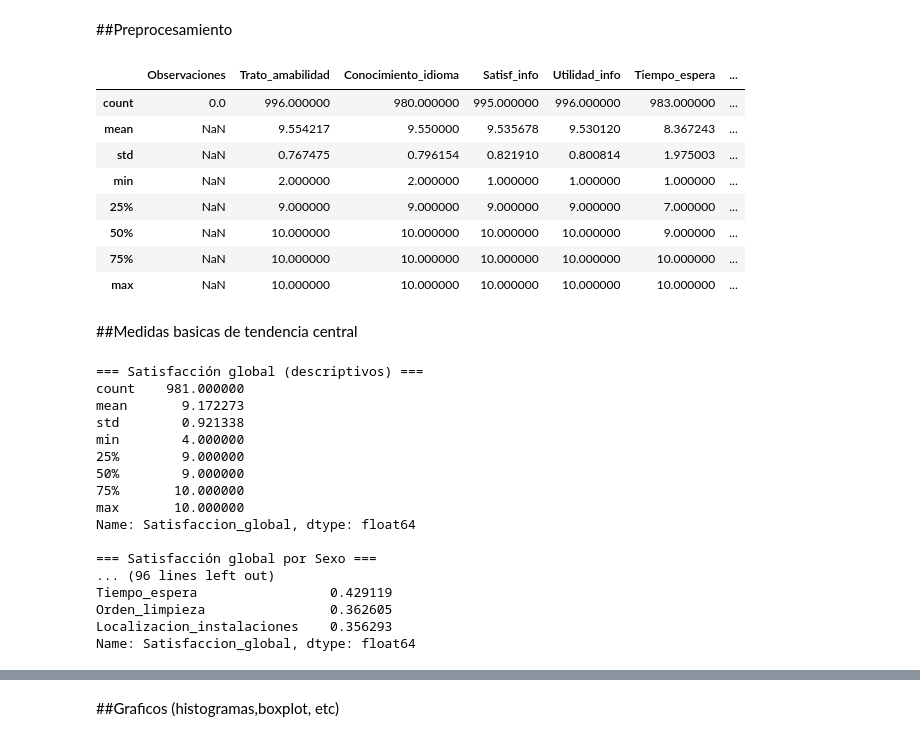
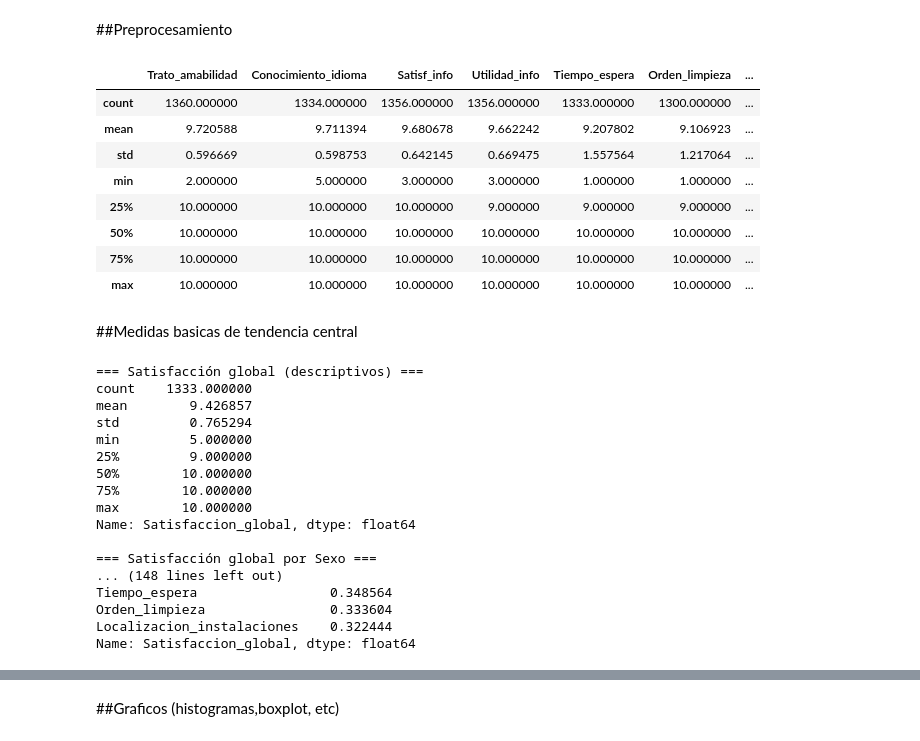
Before and after one commit to Jona-24/VisualizacionIntDatos_Actividad1, a Jupyter notebook: Actividad_1_Analisis_Estadistico.ipynb, the cells around one changed output, grey strips where cells are left out. Cells and saved outputs as stored; diff of their text form; code cells hidden in the pictures.

```diff
--- a/Actividad_1_Analisis_Estadistico.ipynb
+++ b/Actividad_1_Analisis_Estadistico.ipynb
@@ -10,7 +11,7 @@ import seaborn as sns
 # %% [markdown]
 ##Leer la data
 # %%
-df = pd.read_csv('EstudioAtencionVisitante2024.csv', sep=';' )
+df = pd.read_csv('EstudioAtencionVisitante2023.csv', sep=';' )
 # %% [markdown]
 ##Preprocesamiento
 # %%
@@ -37,7 +38,7 @@ df["Nacionalidad"] = np.where(
     "Extranjero"
 )
 
-# Lista de columnas numéricas de satisfacción / servicio
+# Lista de columnas satisfacción / servicio
 cols_numericas = [
     "Satisfaccion_global",
     "Trato_amabilidad",
@@ -49,37 +50,22 @@ cols_numericas = [
     "Localizacion_instalaciones"
 ]
 
-# Convertimos a numérico, forzando errores a NaN (por ejemplo, "NS/NC")
+# Convertimos a numérico, limitamos errores
 for col in cols_numericas:
     df[col] = pd.to_numeric(df[col], errors="coerce")
-
-    # Lista de columnas numéricas de satisfacción / servicio
-cols_numericas = [
-    "Satisfaccion_global",
-    "Trato_amabilidad",
-    "Conocimiento_idioma",
-    "Satisf_info",
-    "Utilidad_info",
-    "Tiempo_espera",
-    "Orden_limpieza",
-    "Localizacion_instalaciones"
-]
-
-# Convertimos a numérico, forzando errores a NaN (por ejemplo, "NS/NC")
-for col in cols_numericas:
-    df[col] = pd.to_numeric(df[col], errors="coerce")
 # %%
-df.describe()
+dfdesc = df.describe()
+dfdesc
 # %% [output]
-|  | Observaciones | Trato_amabilidad | Conocimiento_idioma | Satisf_info | Utilidad_info | Tiempo_espera | ... |
-| count | 0.0 | 996.000000 | 980.000000 | 995.000000 | 996.000000 | 983.000000 | ... |
-| mean | NaN | 9.554217 | 9.550000 | 9.535678 | 9.530120 | 8.367243 | ... |
-| std | NaN | 0.767475 | 0.796154 | 0.821910 | 0.800814 | 1.975003 | ... |
-| min | NaN | 2.000000 | 2.000000 | 1.000000 | 1.000000 | 1.000000 | ... |
-| 25% | NaN | 9.000000 | 9.000000 | 9.000000 | 9.000000 | 7.000000 | ... |
-| 50% | NaN | 10.000000 | 10.000000 | 10.000000 | 10.000000 | 9.000000 | ... |
-| 75% | NaN | 10.000000 | 10.000000 | 10.000000 | 10.000000 | 10.000000 | ... |
-| max | NaN | 10.000000 | 10.000000 | 10.000000 | 10.000000 | 10.000000 | ... |
+|  | Trato_amabilidad | Conocimiento_idioma | Satisf_info | Utilidad_info | Tiempo_espera | Orden_limpieza | ... |
+| count | 1360.000000 | 1334.000000 | 1356.000000 | 1356.000000 | 1333.000000 | 1300.000000 | ... |
+| mean | 9.720588 | 9.711394 | 9.680678 | 9.662242 | 9.207802 | 9.106923 | ... |
+| std | 0.596669 | 0.598753 | 0.642145 | 0.669475 | 1.557564 | 1.217064 | ... |
+| min | 2.000000 | 5.000000 | 3.000000 | 3.000000 | 1.000000 | 1.000000 | ... |
+| 25% | 10.000000 | 10.000000 | 10.000000 | 9.000000 | 9.000000 | 9.000000 | ... |
+| 50% | 10.000000 | 10.000000 | 10.000000 | 10.000000 | 10.000000 | 10.000000 | ... |
+| 75% | 10.000000 | 10.000000 | 10.000000 | 10.000000 | 10.000000 | 10.000000 | ... |
+| max | 10.000000 | 10.000000 | 10.000000 | 10.000000 | 10.000000 | 10.000000 | ... |
 # %% [markdown]
 ##Medidas basicas de tendencia central
 # %%
@@ -90,9 +76,8 @@ print(desc_satisf_global)
 print()
 
 
-# -------------------------------------------------------------------
 # 4. Modelo 1: Satisfacción global por variables sociodemográficas
-# -------------------------------------------------------------------
+
 
 def resumen_por_grupo(df, columna_grupo, columna_respuesta="Satisfaccion_global"):
     """
@@ -123,10 +108,14 @@ print("=== Satisfacción global por tipo de viaje (Con_quien_viaja) ===")
 tabla_viaje = resumen_por_grupo(df, "Con_quien_viaja")
 print(tabla_viaje)
 print()
+#Ordenar todas las tablas de satisfaccion global por sexo, edad, nacionalidad y viajeen una sola tabla
+tabla_total = pd.concat([tabla_sexo, tabla_edad, tabla_nacionalidad, tabla_viaje], keys=["Sexo", "Edad", "Nacionalidad", "Con_quien_viaja"])
+print("=== Satisfacción global por todas las variables sociodemográficas ===")
+print(tabla_total)
+print()
 
-# -------------------------------------------------------------------
 # 5. Modelo 2: Correlaciones entre dimensiones del servicio y satisfacción global
-# -------------------------------------------------------------------
+
 
 corr = df[cols_numericas].corr()
 
@@ -141,19 +130,19 @@ print(corr_con_global)
 print()
 # %% [output]
 === Satisfacción global (descriptivos) ===
-count    981.000000
-mean       9.172273
-std        0.921338
-min        4.000000
-25%        9.000000
-50%        9.000000
-75%       10.000000
-max       10.000000
+count    1333.000000
+mean        9.426857
+std         0.765294
+min         5.000000
+25%         9.000000
+50%        10.000000
+75%        10.000000
+max        10.000000
 Name: Satisfaccion_global, dtype: float64
 
 === Satisfacción global por Sexo ===
-... (96 lines left out)
-Tiempo_espera                 0.429119
-Orden_limpieza                0.362605
-Localizacion_instalaciones    0.356293
+... (148 lines left out)
+Tiempo_espera                 0.348564
+Orden_limpieza                0.333604
+Localizacion_instalaciones    0.322444
 Name: Satisfaccion_global, dtype: float64
```
Also changed, not shown: parts of 3 cells of this notebook.
